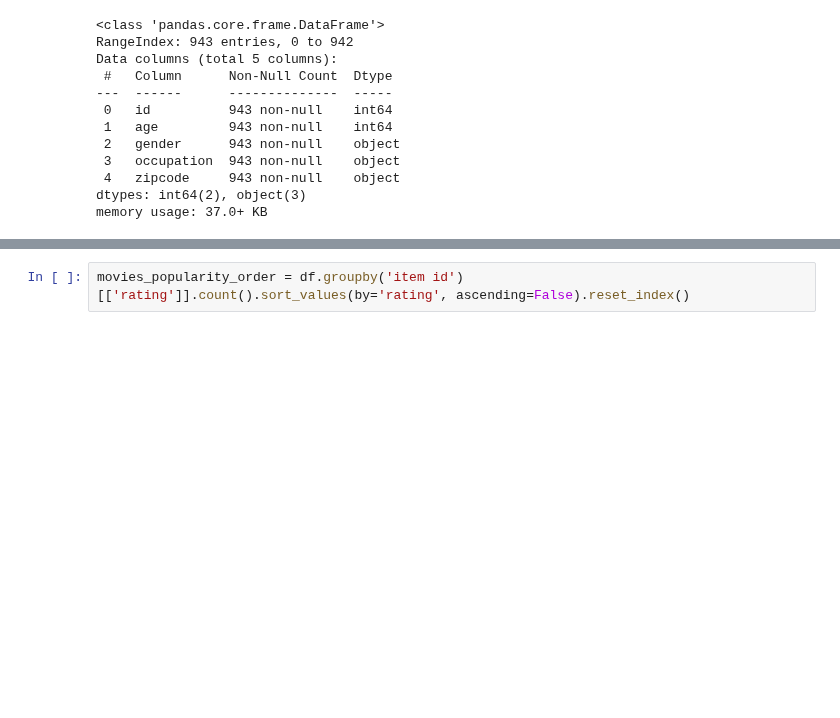
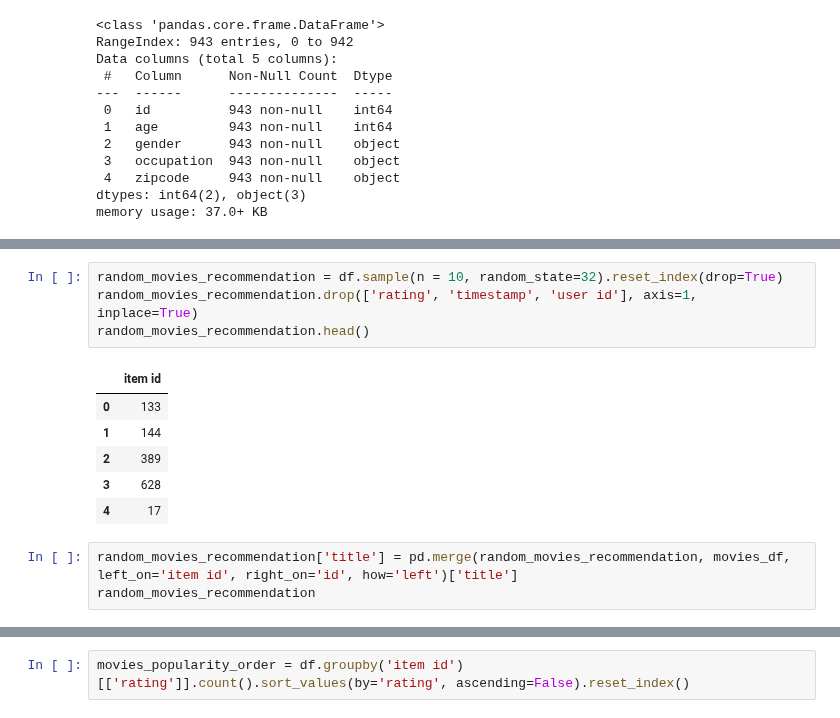
Before and after one commit to fernandowolff/7dayscode_data_science, a Jupyter notebook: day-4/recommendations.ipynb, the cells around one changed output, grey strips where cells are left out. Cells and saved outputs as stored; diff of their text form; blank space fills up the shorter version.

```diff
--- a/day-4/recommendations.ipynb
+++ b/day-4/recommendations.ipynb
@@ -93,0 +98,14 @@ memory usage: 37.0+ KB
+# %%
+random_movies_recommendation = df.sample(n = 10, random_state=32).reset_index(drop=True)
+random_movies_recommendation.drop(['rating', 'timestamp', 'user id'], axis=1, inplace=True)
+random_movies_recommendation.head()
+# %% [output]
+|  | item id |
+| 0 | 133 |
+| 1 | 144 |
+| 2 | 389 |
+| 3 | 628 |
+| 4 | 17 |
+# %%
+random_movies_recommendation['title'] = pd.merge(random_movies_recommendation, movies_df, left_on='item id', right_on='id', how='left')['title']
+random_movies_recommendation
```
Also changed, not shown: parts of 9 cells of this notebook.
